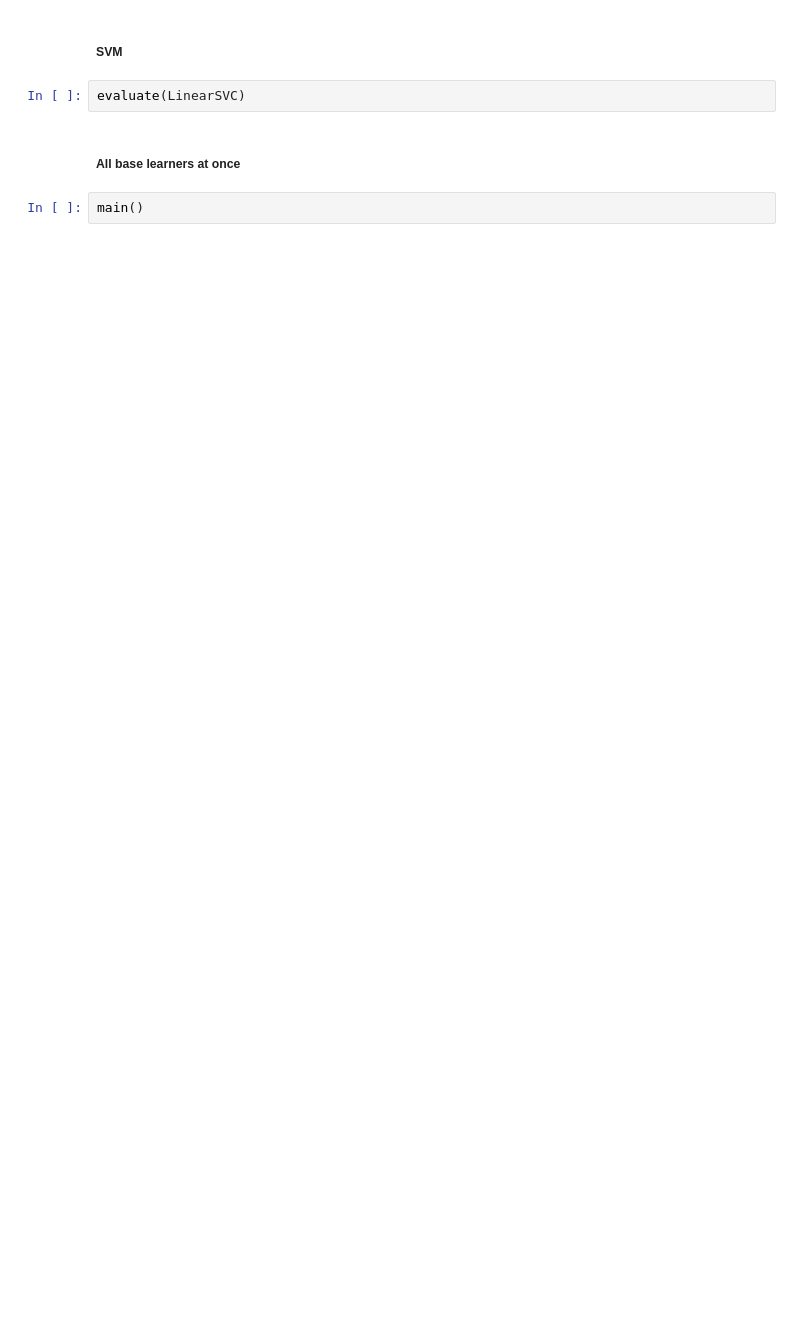
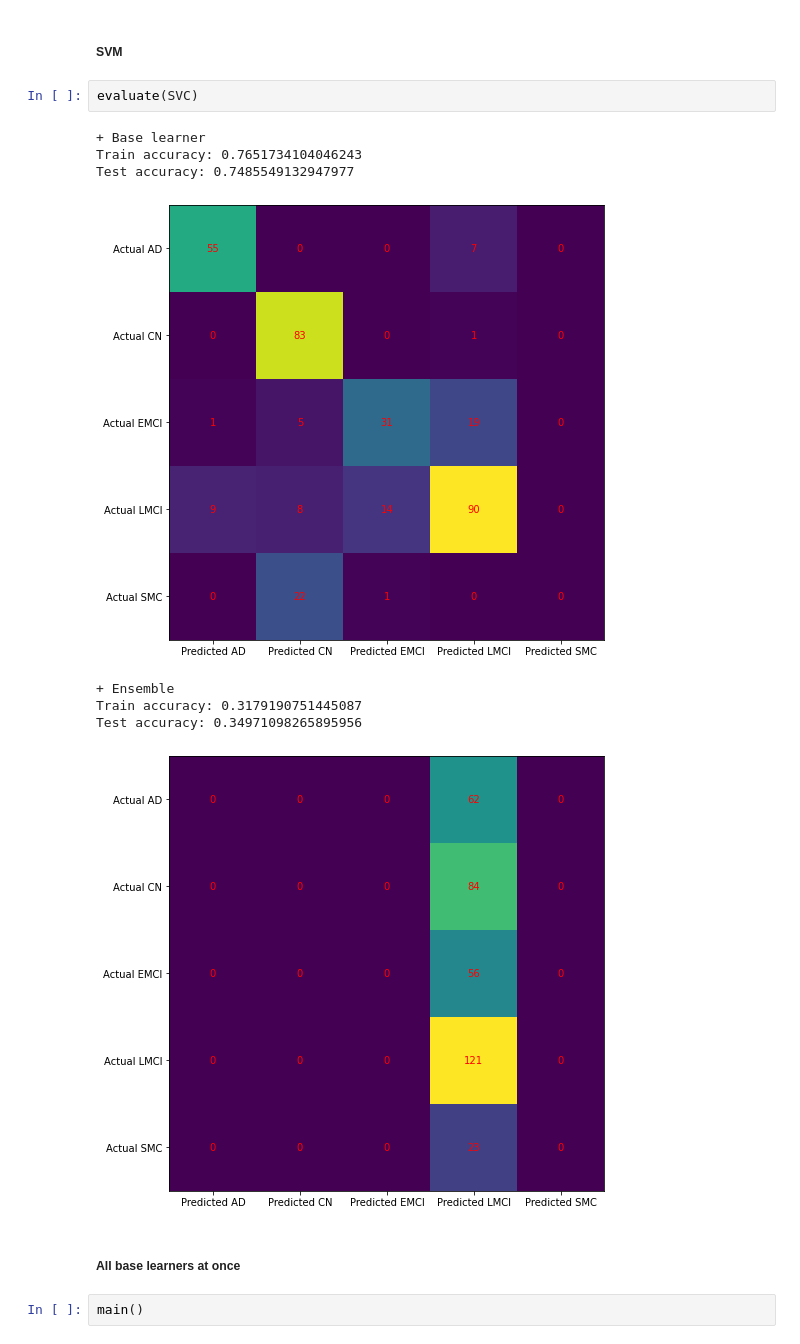
Before and after one commit to rusane/natural-computing, a Jupyter notebook: Project/Boosting.ipynb, the cells around one changed output. Drawn from its saved outputs; the diff is of its cells as text; blank space fills up the shorter version.

```diff
--- a/Project/Boosting.ipynb
+++ b/Project/Boosting.ipynb
@@ -95,7 +149,16 @@ evaluate(MLPClassifier)
 # %% [markdown]
 ##### SVM
 # %%
-evaluate(LinearSVC)
+evaluate(SVC)
+# %% [output]
++ Base learner
+Train accuracy: 0.7651734104046243
+Test accuracy: 0.7485549132947977
+[figure, added]
++ Ensemble
+Train accuracy: 0.3179190751445087
+Test accuracy: 0.34971098265895956
+[figure, added]
 # %% [markdown]
 ##### All base learners at once
 # %%
```
Also changed, not shown: parts of 12 cells of this notebook.
